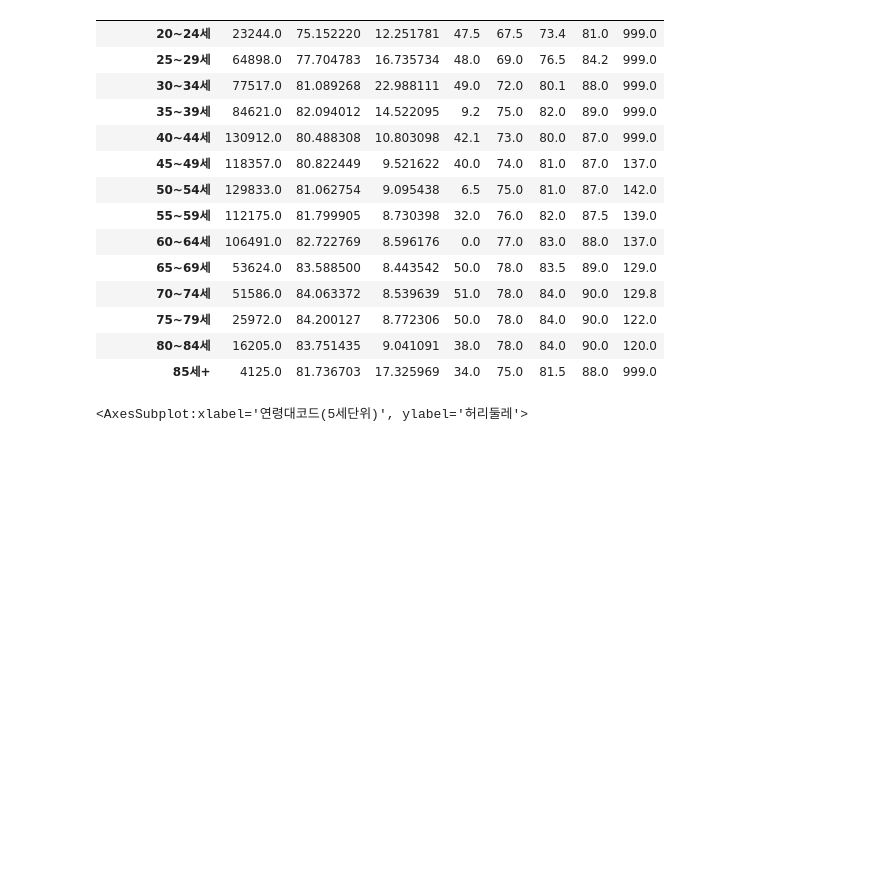
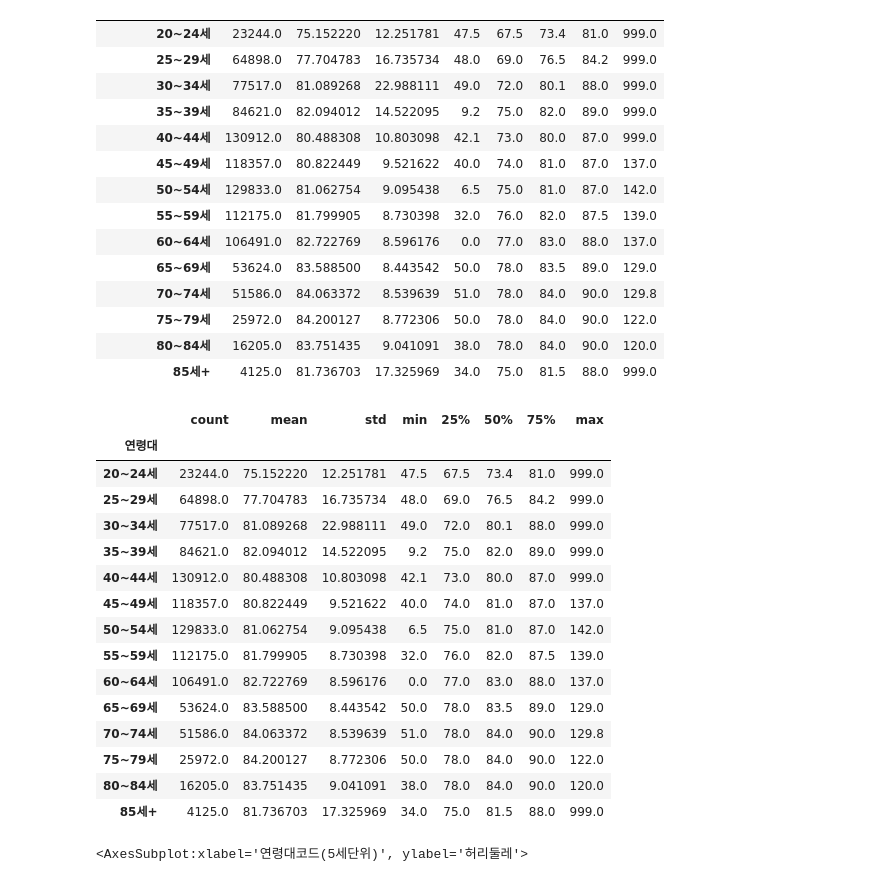
Before and after one commit to JaewooJason/Boostcourse, a Jupyter notebook: Week 3 Mission.ipynb, the cells around one changed output. Saved outputs shown, nothing was run; the diff lists cells and outputs as text; code cells hidden in the pictures; blank space fills up the shorter version.

```diff
--- a/Week 3 Mission.ipynb
+++ b/Week 3 Mission.ipynb
@@ -88,6 +88,35 @@ df.groupby(['연령대코드(5세단위)'])['허리둘레'].describe()
 | 75~79세 | 25972.0 | 84.200127 | 8.772306 | 50.0 | 78.0 | 84.0 | 90.0 | 122.0 |
 | 80~84세 | 16205.0 | 83.751435 | 9.041091 | 38.0 | 78.0 | 84.0 | 90.0 | 120.0 |
 | 85세+ | 4125.0 | 81.736703 | 17.325969 | 34.0 | 75.0 | 81.5 | 88.0 | 999.0 |
+# %%
+temp_df = df[['연령대코드(5세단위)', '허리둘레']]
+
+# 컬럼 '연령대코드(5세단위)' 를 '연령대'로 변경
+rename_df = df.rename(columns={'연령대코드(5세단위)': '연령대'})
+
+# 컬럼 '연령대'를 age_code를 통해 변경
+replaced_df = rename_df.replace({'연령대': age_code})
+
+# 컬럼 '연령대'를 기준으로 범주화된 허리둘레
+ans = replaced_df.groupby('연령대').describe()['허리둘레']
+ans
+# %% [output]
+|  | count | mean | std | min | 25% | 50% | 75% | max |
+| 연령대 |  |  |  |  |  |  |  |  |
+| 20~24세 | 23244.0 | 75.152220 | 12.251781 | 47.5 | 67.5 | 73.4 | 81.0 | 999.0 |
+| 25~29세 | 64898.0 | 77.704783 | 16.735734 | 48.0 | 69.0 | 76.5 | 84.2 | 999.0 |
+| 30~34세 | 77517.0 | 81.089268 | 22.988111 | 49.0 | 72.0 | 80.1 | 88.0 | 999.0 |
+| 35~39세 | 84621.0 | 82.094012 | 14.522095 | 9.2 | 75.0 | 82.0 | 89.0 | 999.0 |
+| 40~44세 | 130912.0 | 80.488308 | 10.803098 | 42.1 | 73.0 | 80.0 | 87.0 | 999.0 |
+| 45~49세 | 118357.0 | 80.822449 | 9.521622 | 40.0 | 74.0 | 81.0 | 87.0 | 137.0 |
+| 50~54세 | 129833.0 | 81.062754 | 9.095438 | 6.5 | 75.0 | 81.0 | 87.0 | 142.0 |
+| 55~59세 | 112175.0 | 81.799905 | 8.730398 | 32.0 | 76.0 | 82.0 | 87.5 | 139.0 |
+| 60~64세 | 106491.0 | 82.722769 | 8.596176 | 0.0 | 77.0 | 83.0 | 88.0 | 137.0 |
+| 65~69세 | 53624.0 | 83.588500 | 8.443542 | 50.0 | 78.0 | 83.5 | 89.0 | 129.0 |
+| 70~74세 | 51586.0 | 84.063372 | 8.539639 | 51.0 | 78.0 | 84.0 | 90.0 | 129.8 |
+| 75~79세 | 25972.0 | 84.200127 | 8.772306 | 50.0 | 78.0 | 84.0 | 90.0 | 122.0 |
+| 80~84세 | 16205.0 | 83.751435 | 9.041091 | 38.0 | 78.0 | 84.0 | 90.0 | 120.0 |
+| 85세+ | 4125.0 | 81.736703 | 17.325969 | 34.0 | 75.0 | 81.5 | 88.0 | 999.0 |
 # %%
 plt.figure(figsize=(15, 4))
 sns.boxplot(data=df, x="연령대코드(5세단위)", y="허리둘레")
```
Also changed, not shown: parts of 4 cells of this notebook.
